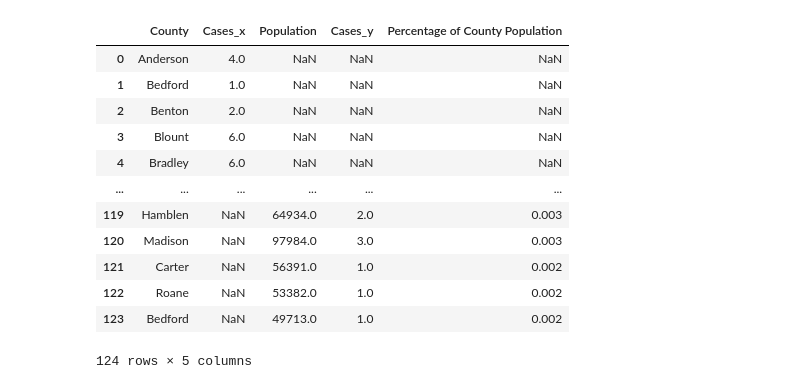
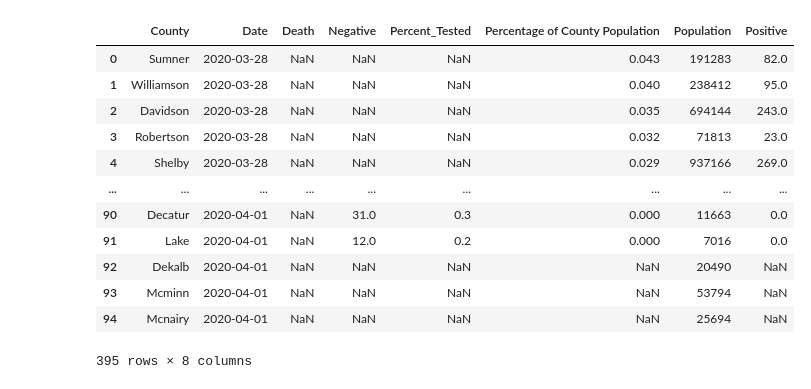
Before and after one commit to clayfranklin/Coronavirus, a Jupyter notebook: Covid_predictions/TN/notebooks/Concat.ipynb, the cells around one changed output. Cells and saved outputs as stored; diff of their text form; code cells hidden in the pictures.

Commit message:
getting historical data merged

```diff
--- a/Covid_predictions/TN/notebooks/Concat.ipynb
+++ b/Covid_predictions/TN/notebooks/Concat.ipynb
@@ -6,17 +3,0 @@ march27 = pd.read_csv("C:/Users/clayf/Documents/Coronavirus/Covid_predictions/TN
-# %%
-concat =pd.merge(march26,march27, on="County", how='outer')
-concat
-# %% [output]
-|  | County | Cases_x | Population | Cases_y | Percentage of County Population |
-| 0 | Anderson | 4.0 | NaN | NaN | NaN |
-| 1 | Bedford | 1.0 | NaN | NaN | NaN |
-| 2 | Benton | 2.0 | NaN | NaN | NaN |
-| 3 | Blount | 6.0 | NaN | NaN | NaN |
-| 4 | Bradley | 6.0 | NaN | NaN | NaN |
-| ... | ... | ... | ... | ... | ... |
-| 119 | Hamblen | NaN | 64934.0 | 2.0 | 0.003 |
-| 120 | Madison | NaN | 97984.0 | 3.0 | 0.003 |
-| 121 | Carter | NaN | 56391.0 | 1.0 | 0.002 |
-| 122 | Roane | NaN | 53382.0 | 1.0 | 0.002 |
-| 123 | Bedford | NaN | 49713.0 | 1.0 | 0.002 |
-124 rows × 5 columns
@@ -22,0 +14,24 @@ concat
+# %%
+march28 = pd.read_csv("C:/Users/clayf/Documents/Coronavirus/Covid_predictions/TN/Resources/2020-03-28_counties.csv")
+march29 = pd.read_csv("C:/Users/clayf/Documents/Coronavirus/Covid_predictions/TN/Resources/2020-03-29_counties.csv")
+march30 = pd.read_csv("C:/Users/clayf/Documents/Coronavirus/Covid_predictions/TN/Resources/2020-03-30_counties.csv")
+march31 = pd.read_csv("C:/Users/clayf/Documents/Coronavirus/Covid_predictions/TN/Resources/2020-03-31_counties.csv")
+april1= pd.read_csv("C:/Users/clayf/Documents/Coronavirus/Covid_predictions/TN/Resources/2020-04-01_counties.csv")
+
+TN_x=pd.concat([march28,march29,march30,march31,april1], join='outer', sort=True)
+
+TN_x
+# %% [output]
+|  | County | Date | Death | Negative | Percent_Tested | Percentage of County Population | Population | Positive |
+| 0 | Sumner | 2020-03-28 | NaN | NaN | NaN | 0.043 | 191283 | 82.0 |
+| 1 | Williamson | 2020-03-28 | NaN | NaN | NaN | 0.040 | 238412 | 95.0 |
+| 2 | Davidson | 2020-03-28 | NaN | NaN | NaN | 0.035 | 694144 | 243.0 |
+| 3 | Robertson | 2020-03-28 | NaN | NaN | NaN | 0.032 | 71813 | 23.0 |
+| 4 | Shelby | 2020-03-28 | NaN | NaN | NaN | 0.029 | 937166 | 269.0 |
+| ... | ... | ... | ... | ... | ... | ... | ... | ... |
+| 90 | Decatur | 2020-04-01 | NaN | 31.0 | 0.3 | 0.000 | 11663 | 0.0 |
+| 91 | Lake | 2020-04-01 | NaN | 12.0 | 0.2 | 0.000 | 7016 | 0.0 |
+| 92 | Dekalb | 2020-04-01 | NaN | NaN | NaN | NaN | 20490 | NaN |
+| 93 | Mcminn | 2020-04-01 | NaN | NaN | NaN | NaN | 53794 | NaN |
+| 94 | Mcnairy | 2020-04-01 | NaN | NaN | NaN | NaN | 25694 | NaN |
+395 rows × 8 columns
```
Also changed, not shown: parts of 11 cells of this notebook, 16 other files.
